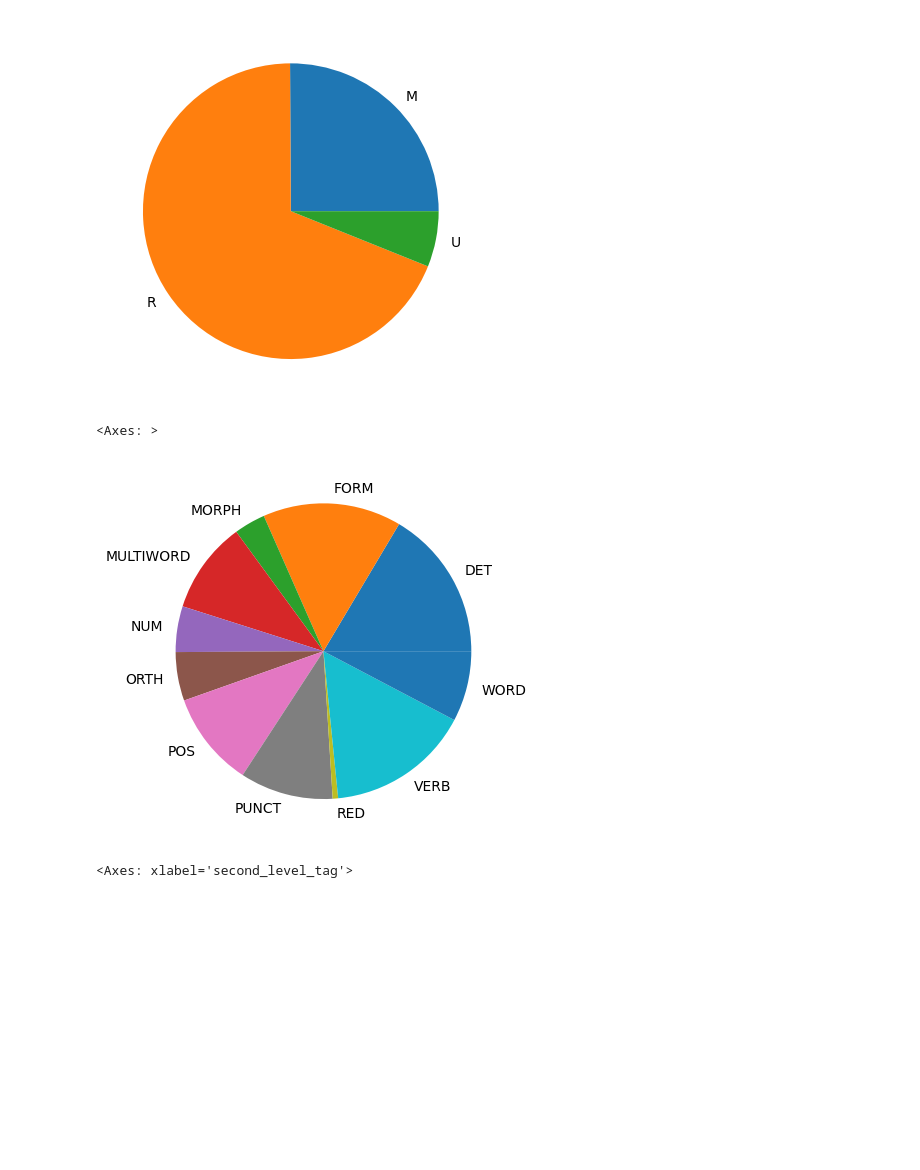
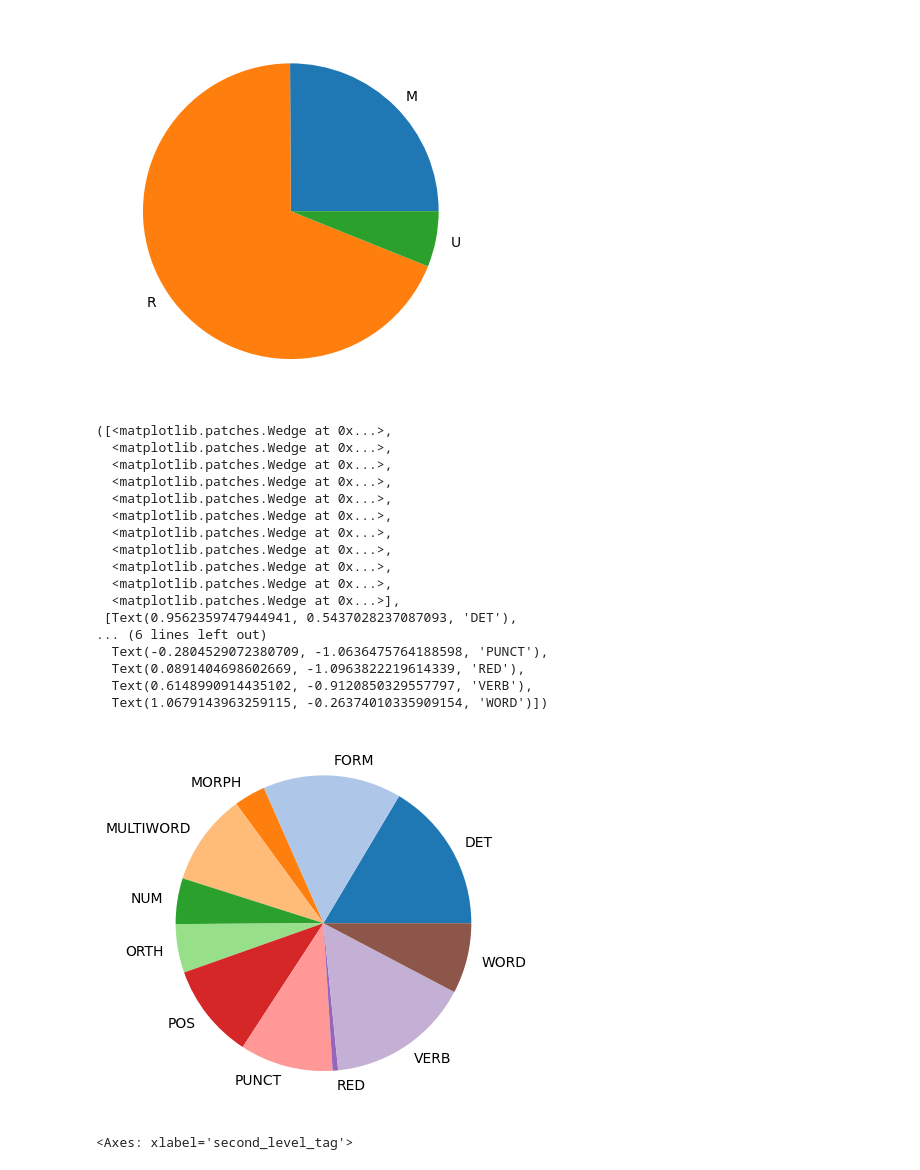
Before and after one commit to harlamovads/GD_correction_diploma, a Jupyter notebook: data_preparation/error_grouping.ipynb, the cells around one changed output. Saved outputs shown, nothing was run; the diff lists cells and outputs as text; code cells hidden in the pictures; blank space fills up the shorter version.

Commit message:
Visuals added

```diff
--- a/data_preparation/error_grouping.ipynb
+++ b/data_preparation/error_grouping.ipynb
@@ -499,11 +500,27 @@ mistakes_labelling.groupby('first_level_tag').size().plot(kind='pie')
 # %% [output]
 <Axes: >
 [figure]
-# %%
-mistakes_labelling.groupby('second_level_tag').size().plot(kind='pie')
-# %% [output]
-<Axes: >
-[figure, removed]
+# %%
+plt.pie(mistakes_labelling.groupby('second_level_tag').size(), labels=mistakes_labelling.groupby('second_level_tag').size().index, colors=plt.cm.tab20.colors)
+# %% [output]
+([<matplotlib.patches.Wedge at 0x...>,
+  <matplotlib.patches.Wedge at 0x...>,
+  <matplotlib.patches.Wedge at 0x...>,
+  <matplotlib.patches.Wedge at 0x...>,
+  <matplotlib.patches.Wedge at 0x...>,
+  <matplotlib.patches.Wedge at 0x...>,
+  <matplotlib.patches.Wedge at 0x...>,
+  <matplotlib.patches.Wedge at 0x...>,
+  <matplotlib.patches.Wedge at 0x...>,
+  <matplotlib.patches.Wedge at 0x...>,
+  <matplotlib.patches.Wedge at 0x...>],
+ [Text(0.9562359747944941, 0.5437028237087093, 'DET'),
+... (6 lines left out)
+  Text(-0.2804529072380709, -1.0636475764188598, 'PUNCT'),
+  Text(0.0891404698602669, -1.0963822219614339, 'RED'),
+  Text(0.6148990914435102, -0.9120850329557797, 'VERB'),
+  Text(1.0679143963259115, -0.26374010335909154, 'WORD')])
+[figure, added]
 # %%
 mistakes_labelling.groupby('second_level_tag').size().plot(kind='bar')
 # %% [output]
```
Also changed, not shown: parts of 3 cells of this notebook.
